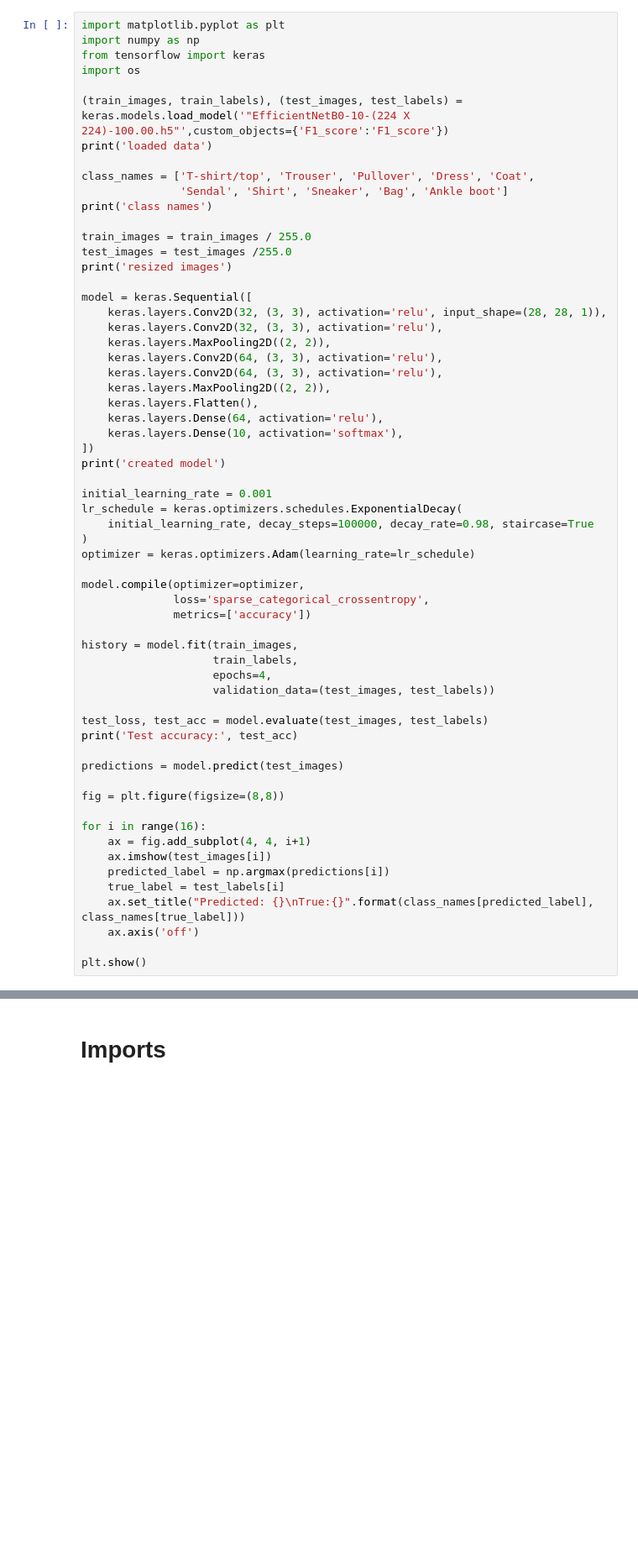
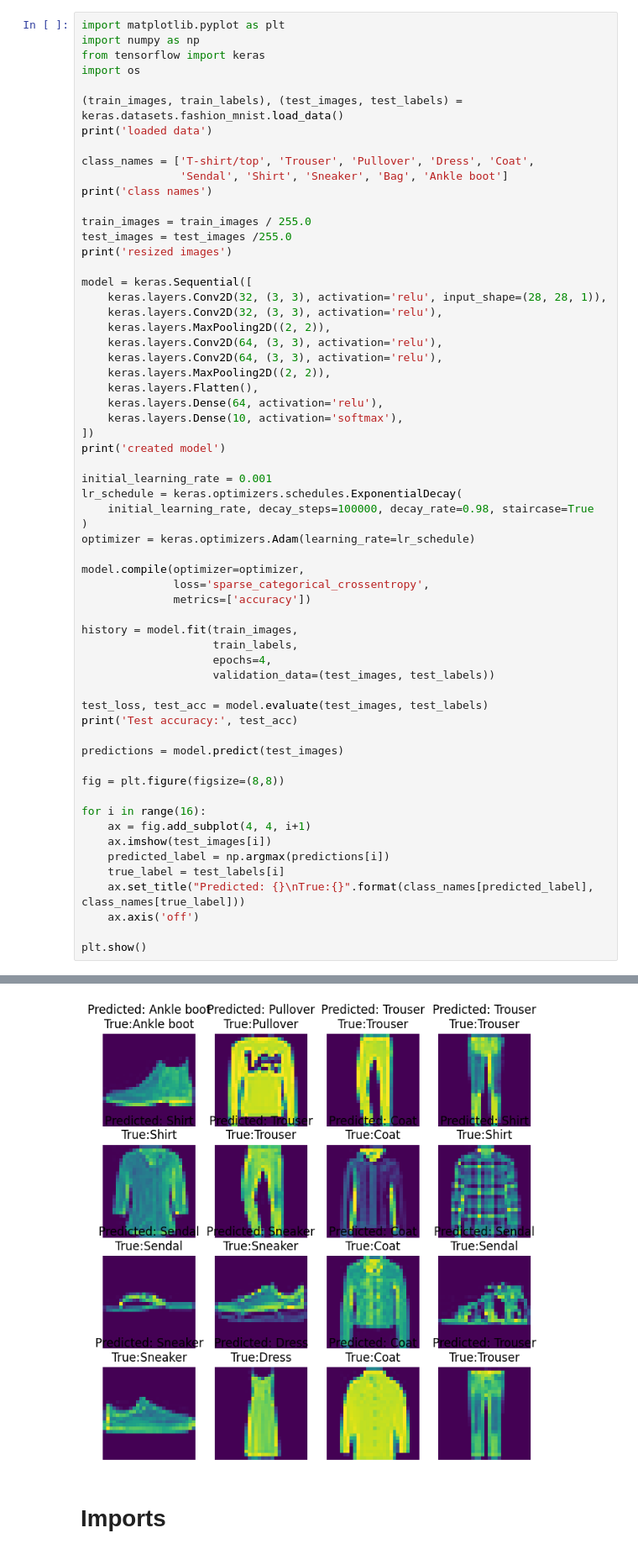
Before and after one commit to Pukazec/ComputerVision, a Jupyter notebook: code.ipynb, the cells around one changed output, grey strips where cells are left out. Shown at 84% size. Drawn from its saved outputs; the diff is of its cells as text; blank space fills up the shorter version.

```diff
--- a/code.ipynb
+++ b/code.ipynb
@@ -4,7 +4,7 @@ import numpy as np
 from tensorflow import keras
 import os
 
-(train_images, train_labels), (test_images, test_labels) = keras.models.load_model('"EfficientNetB0-10-(224 X 224)-100.00.h5"',custom_objects={'F1_score':'F1_score'})
+(train_images, train_labels), (test_images, test_labels) = keras.datasets.fashion_mnist.load_data()
 print('loaded data')
 
 class_names = ['T-shirt/top', 'Trouser', 'Pullover', 'Dress', 'Coat',
@@ -66,3 +86,4 @@ Exception encountered: Unrecognized keyword arguments passed to DepthwiseConv2D:
+[figure, added]
 # %% [markdown]
 # Imports
 # %%
```
Also changed, not shown: parts of 2 cells of this notebook.
